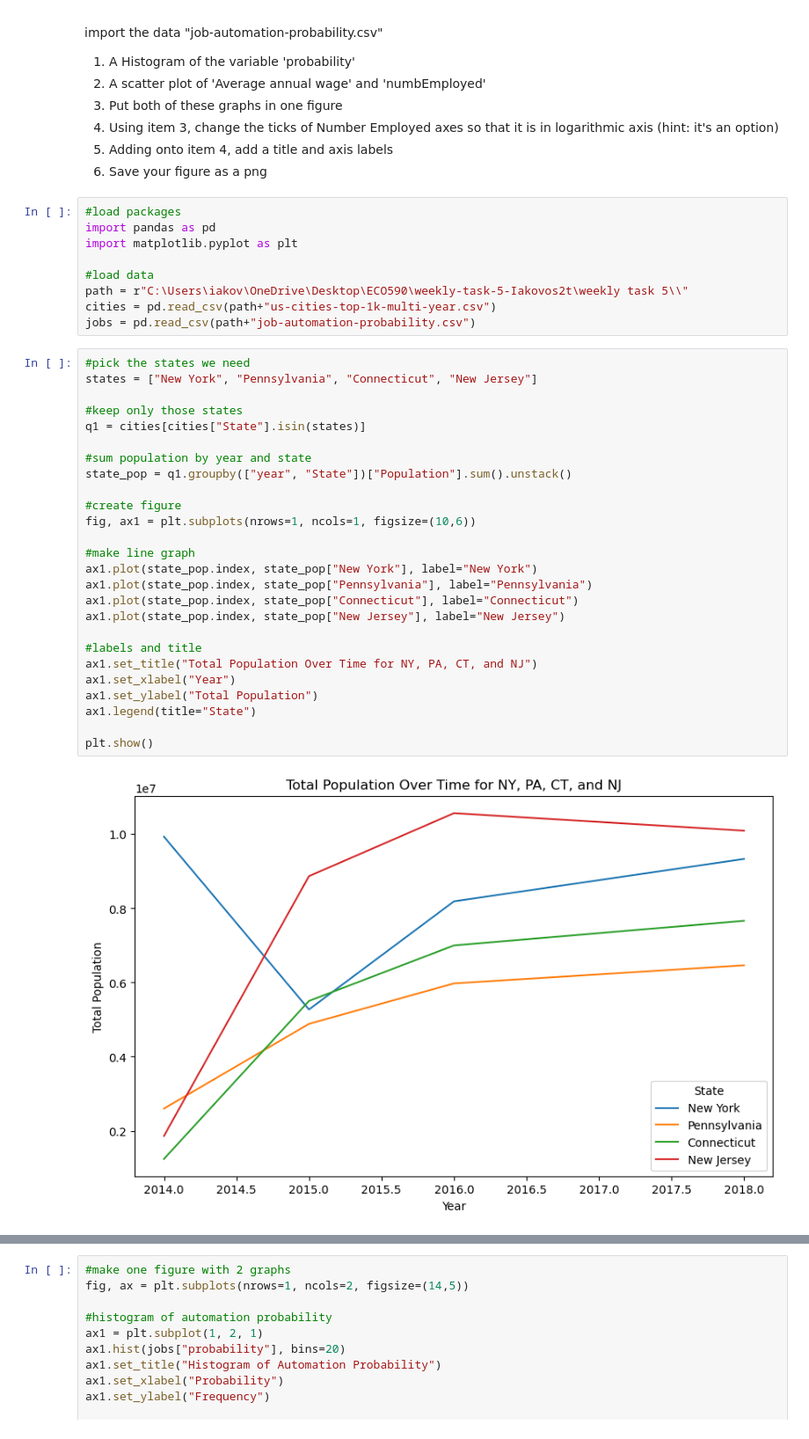
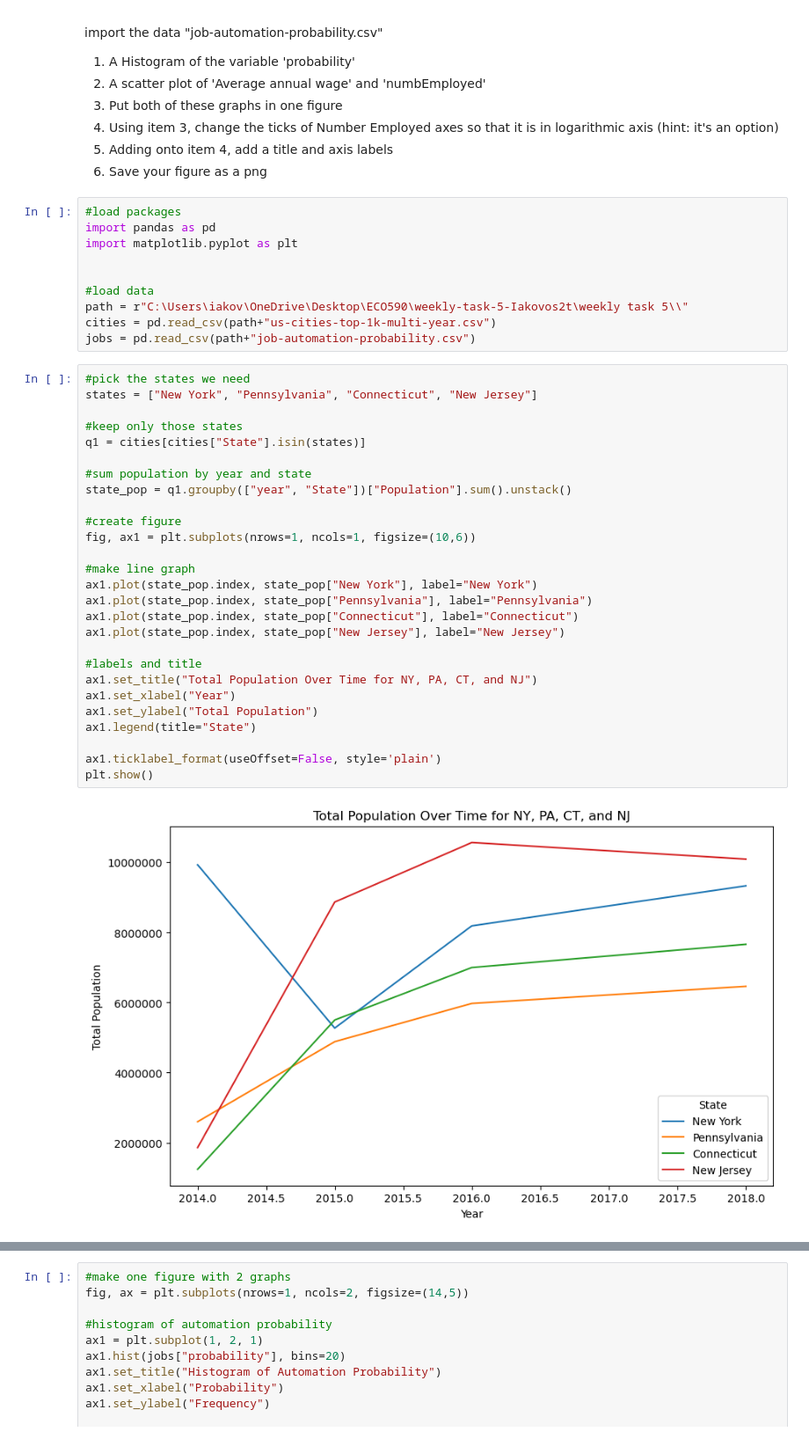
Before and after one commit to ProfKaltenberg/weekly-task-5-Iakovos2t, a Jupyter notebook: weekly task 5/Weekly Task 5.ipynb, the cells around one changed output, grey strips where cells are left out. Shown at 88% size. Cells and saved outputs as stored; diff of their text form.

Commit message:
sci form removed
changed the plt.ticklabel_format(style='plain', axis='y')

```diff
--- a/weekly task 5/Weekly Task 5.ipynb
+++ b/weekly task 5/Weekly Task 5.ipynb
@@ -35,6 +35,7 @@ import the data "job-automation-probability.csv"
 import pandas as pd
 import matplotlib.pyplot as plt
 
+
 #load data
 path = r"C:\Users\iakov\OneDrive\Desktop\ECO590\weekly-task-5-Iakovos2t\weekly task 5\\"
 cities = pd.read_csv(path+"us-cities-top-1k-multi-year.csv")
@@ -42,31 +43,32 @@ jobs = pd.read_csv(path+"job-automation-probability.csv")
 # %%
 #pick the states we need
 states = ["New York", "Pennsylvania", "Connecticut", "New Jersey"]
 
 #keep only those states
 q1 = cities[cities["State"].isin(states)]
 
 #sum population by year and state
 state_pop = q1.groupby(["year", "State"])["Population"].sum().unstack()
 
 #create figure
 fig, ax1 = plt.subplots(nrows=1, ncols=1, figsize=(10,6))
 
 #make line graph
 ax1.plot(state_pop.index, state_pop["New York"], label="New York")
 ax1.plot(state_pop.index, state_pop["Pennsylvania"], label="Pennsylvania")
 ax1.plot(state_pop.index, state_pop["Connecticut"], label="Connecticut")
 ax1.plot(state_pop.index, state_pop["New Jersey"], label="New Jersey")
 
 #labels and title
 ax1.set_title("Total Population Over Time for NY, PA, CT, and NJ")
 ax1.set_xlabel("Year")
 ax1.set_ylabel("Total Population")
 ax1.legend(title="State")
 
+ax1.ticklabel_format(useOffset=False, style='plain')
 plt.show()
 # %% [output]
-[figure, old version]
+[figure, new version]
 # %%
 #pick 5 ny cities
 ny_cities = ["New York", "Buffalo", "Rochester", "Yonkers", "Syracuse"]
```
Also changed, not shown: parts of 1 cell of this notebook.
